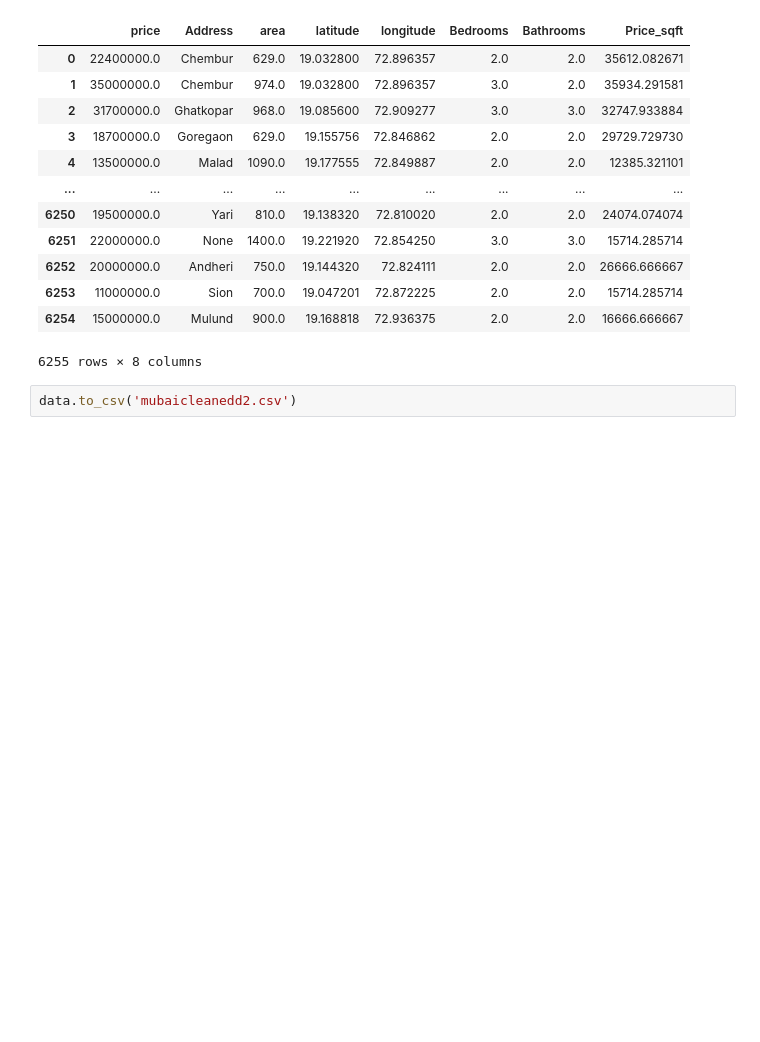
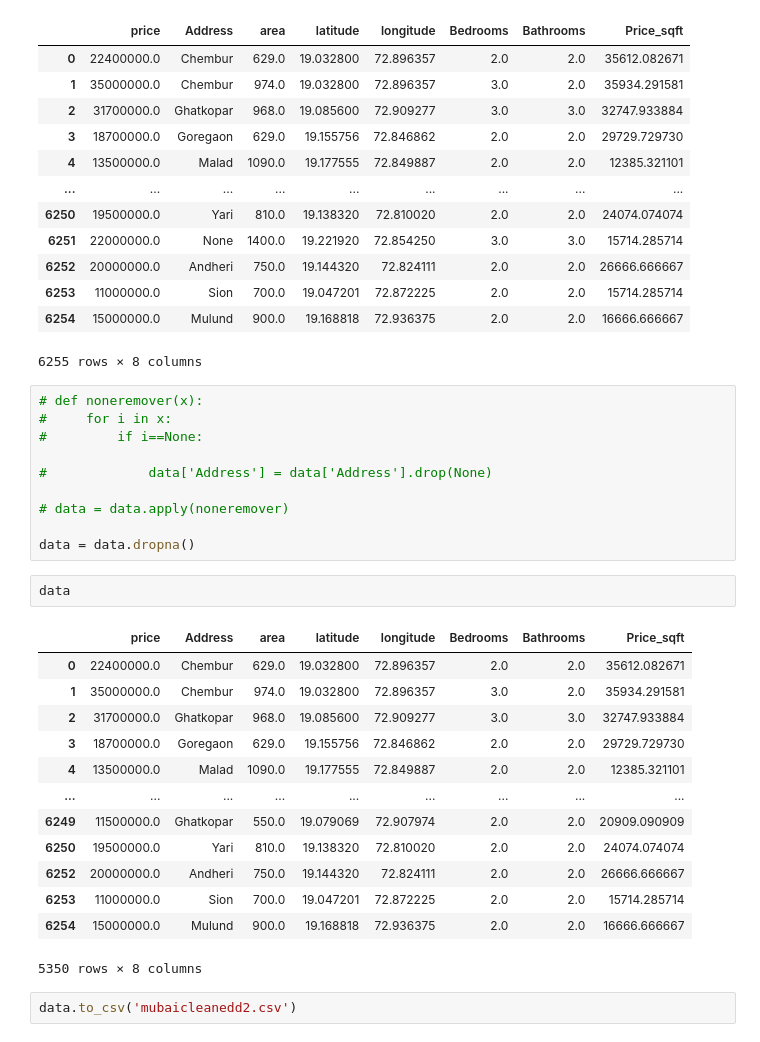
Before and after one commit to 24yashmistry/Amchi_Mumbai, a Jupyter notebook: personal_project.ipynb, the cells around one changed output. Drawn from its saved outputs; the diff is of its cells as text; blank space fills up the shorter version.

Commit message:
removed rows with null address values

```diff
--- a/personal_project.ipynb
+++ b/personal_project.ipynb
@@ -177,5 +177,31 @@ data
 | 6253 | 11000000.0 | Sion | 700.0 | 19.047201 | 72.872225 | 2.0 | 2.0 | 15714.285714 |
 | 6254 | 15000000.0 | Mulund | 900.0 | 19.168818 | 72.936375 | 2.0 | 2.0 | 16666.666667 |
 6255 rows × 8 columns
+# %%
+# def noneremover(x):
+#     for i in x:
+#         if i==None:
+
+#             data['Address'] = data['Address'].drop(None)
+
+# data = data.apply(noneremover)
+
+data = data.dropna()
+# %%
+data
+# %% [output]
+|  | price | Address | area | latitude | longitude | Bedrooms | Bathrooms | Price_sqft |
+| 0 | 22400000.0 | Chembur | 629.0 | 19.032800 | 72.896357 | 2.0 | 2.0 | 35612.082671 |
+| 1 | 35000000.0 | Chembur | 974.0 | 19.032800 | 72.896357 | 3.0 | 2.0 | 35934.291581 |
+| 2 | 31700000.0 | Ghatkopar | 968.0 | 19.085600 | 72.909277 | 3.0 | 3.0 | 32747.933884 |
+| 3 | 18700000.0 | Goregaon | 629.0 | 19.155756 | 72.846862 | 2.0 | 2.0 | 29729.729730 |
+| 4 | 13500000.0 | Malad | 1090.0 | 19.177555 | 72.849887 | 2.0 | 2.0 | 12385.321101 |
+| ... | ... | ... | ... | ... | ... | ... | ... | ... |
+| 6249 | 11500000.0 | Ghatkopar | 550.0 | 19.079069 | 72.907974 | 2.0 | 2.0 | 20909.090909 |
+| 6250 | 19500000.0 | Yari | 810.0 | 19.138320 | 72.810020 | 2.0 | 2.0 | 24074.074074 |
+| 6252 | 20000000.0 | Andheri | 750.0 | 19.144320 | 72.824111 | 2.0 | 2.0 | 26666.666667 |
+| 6253 | 11000000.0 | Sion | 700.0 | 19.047201 | 72.872225 | 2.0 | 2.0 | 15714.285714 |
+| 6254 | 15000000.0 | Mulund | 900.0 | 19.168818 | 72.936375 | 2.0 | 2.0 | 16666.666667 |
+5350 rows × 8 columns
 # %%
 data.to_csv('mubaicleanedd2.csv')
```
Also changed, not shown: parts of 3 cells of this notebook.
